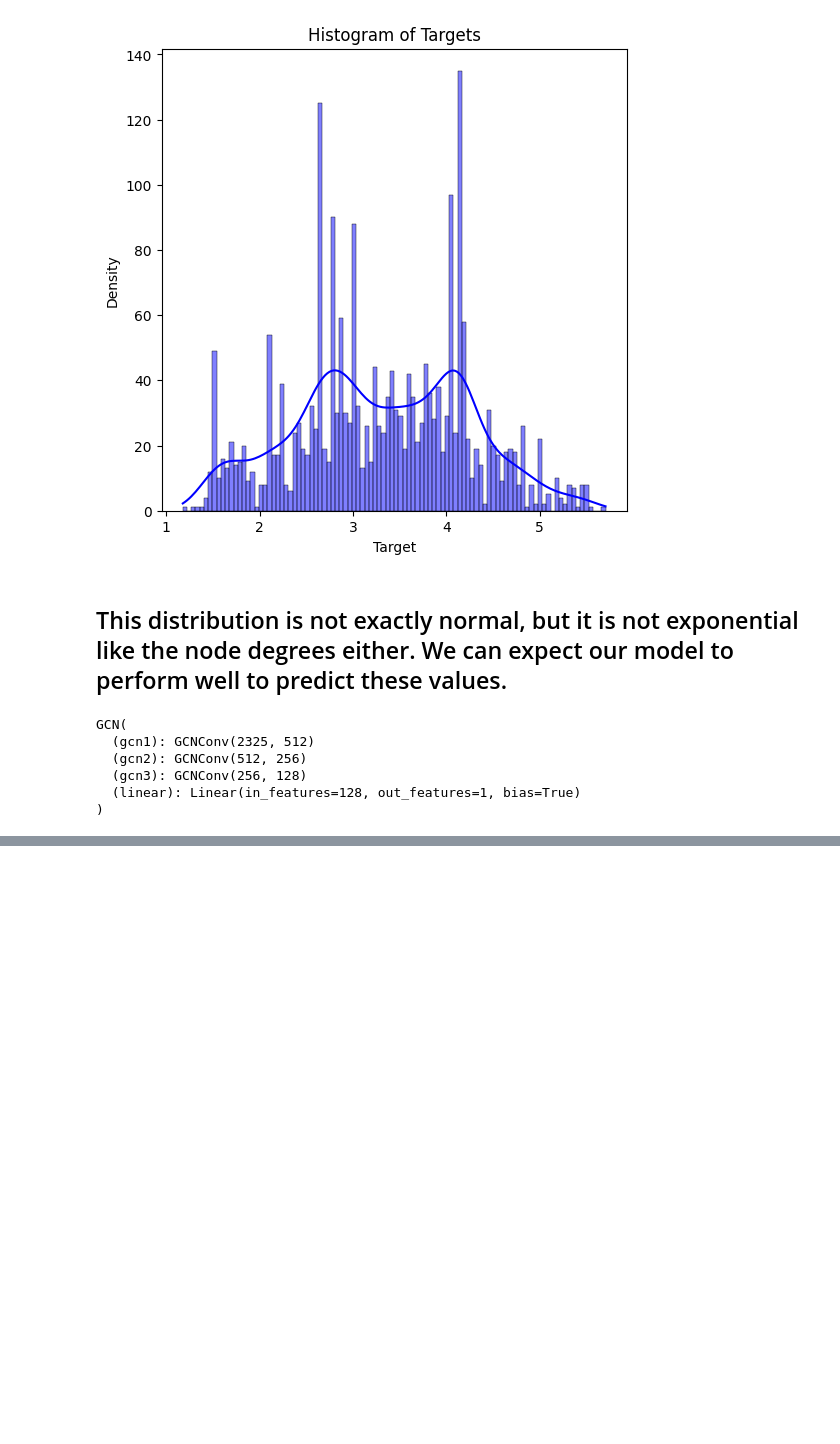
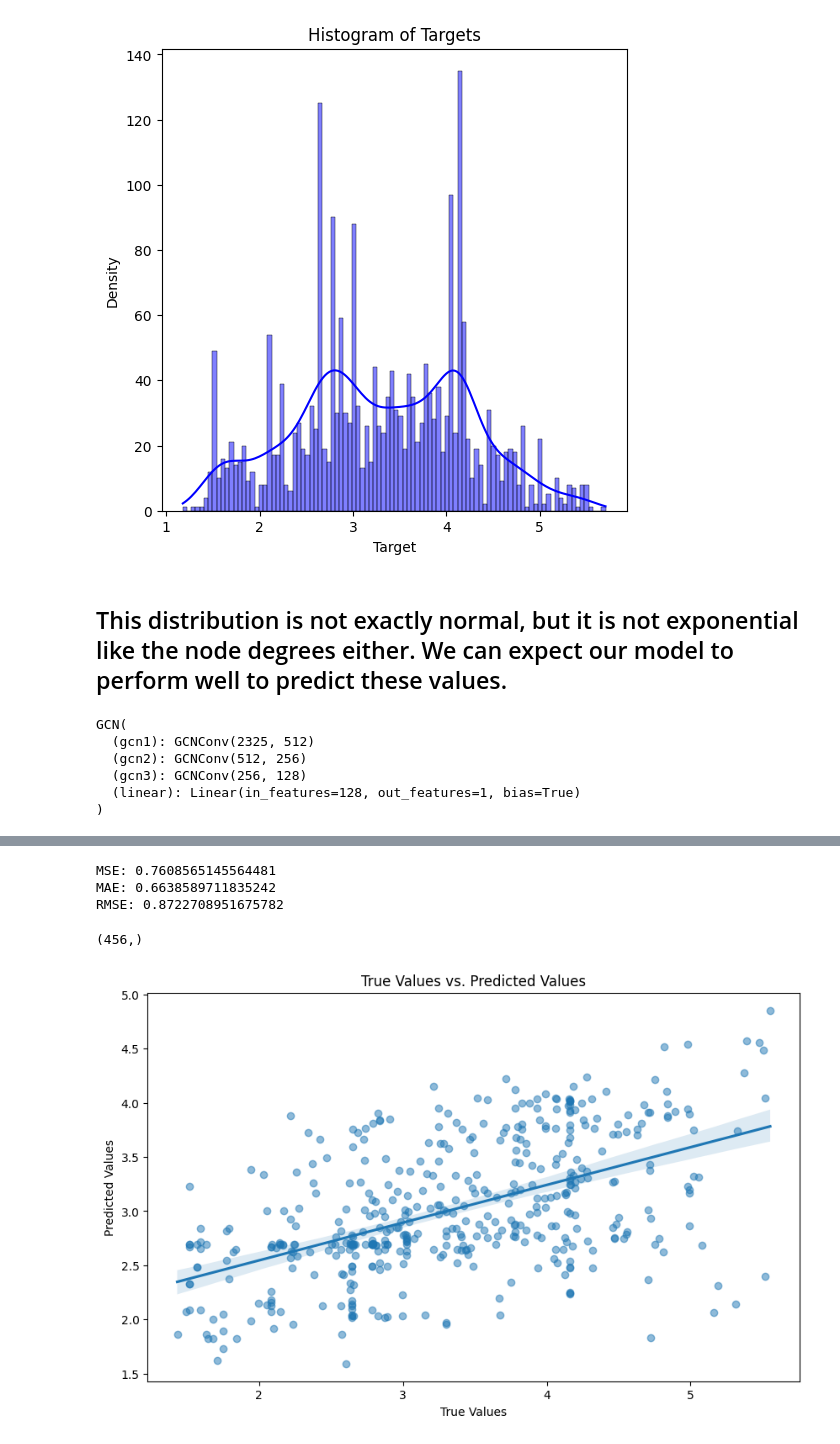
Before and after one commit to mjmousavi97/Graph-Neural-Networks, a Jupyter notebook: 07_Vanilla_Neural_Networks/src/Node_regression.ipynb, the cells around one changed output, grey strips where cells are left out. Cells and saved outputs as stored; diff of their text form; code cells hidden in the pictures; blank space fills up the shorter version.

Commit message:
Adjusted learning rate and improved model performance on validation/test sets

```diff
--- a/07_Vanilla_Neural_Networks/src/Node_regression.ipynb
+++ b/07_Vanilla_Neural_Networks/src/Node_regression.ipynb
@@ -269,7 +269,7 @@ class GCN(nn.Module):
         return h
 
     def fit(self, data, epochs):
-        optimizer = torch.optim.Adam(self.parameters(), lr=0.001, weight_decay=5e-4)
+        optimizer = torch.optim.Adam(self.parameters(), lr=0.02, weight_decay=5e-4)
         criterion = nn.MSELoss()
 
         self.train()
@@ -331,0 +336,31 @@ Test Loss: 4.855552673339844
+# %%
+gcn.eval()
+with torch.no_grad():
+    out = gcn(data.x, data.edge_index)
+    y_pred = out.squeeze()[data.test_mask].detach().numpy()
+    y_true = data.y[data.test_mask].detach().numpy()
+# %%
+mse = mean_squared_error(y_true, y_pred)
+mae = mean_absolute_error(y_true, y_pred)
+rmse = np.sqrt(mse)
+
+print(f'MSE: {mse}')
+print(f'MAE: {mae}')
+print(f'RMSE: {rmse}')
+# %% [output]
+MSE: 0.7608565145564481
+MAE: 0.6638589711835242
+RMSE: 0.8722708951675782
+# %%
+y_true.shape
+# %% [output]
+(456,)
+# %%
+plt.figure(figsize=(10, 6))
+sns.regplot(x=y_true, y=y_pred, scatter_kws={'alpha': 0.5})
+plt.xlabel('True Values')
+plt.ylabel('Predicted Values')
+plt.title('True Values vs. Predicted Values')
+plt.show()
+# %% [output]
+[figure, added]
```
Also changed, not shown: parts of 3 cells of this notebook.
